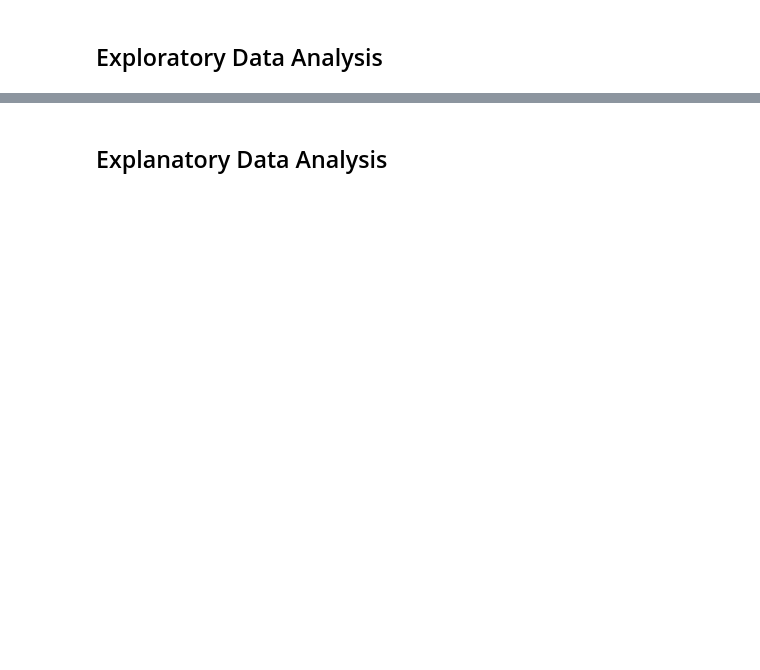
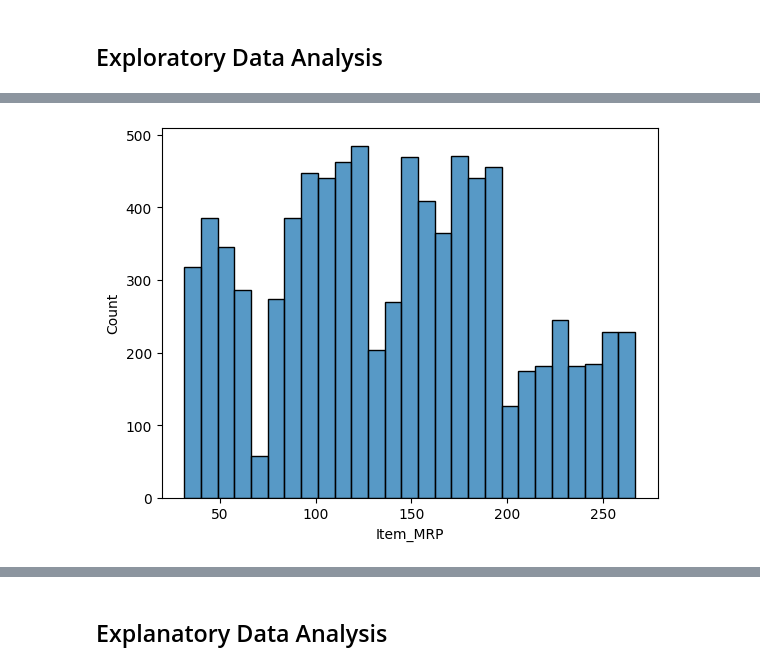
Before and after one commit to Sudo-CHRIS-dev/Prediction-of-Product-Sales, a Jupyter notebook: Project_1_Prediction_of_Product_Sales.ipynb, the cells around one changed output, grey strips where cells are left out. Saved outputs shown, nothing was run; the diff lists cells and outputs as text; code cells hidden in the pictures; blank space fills up the shorter version.

```diff
--- a/Project_1_Prediction_of_Product_Sales.ipynb
+++ b/Project_1_Prediction_of_Product_Sales.ipynb
@@ -212,0 +219,5 @@ For Item_Outlet_Sales column min: 33.29, max: 13086.9648, mean: 2181.28891357503
+# %%
+ax = sns.histplot(data = df_sales,
+                  x='Item_MRP')
+# %% [output]
+[figure, added]
```
Also changed, not shown: parts of 22 cells of this notebook.
